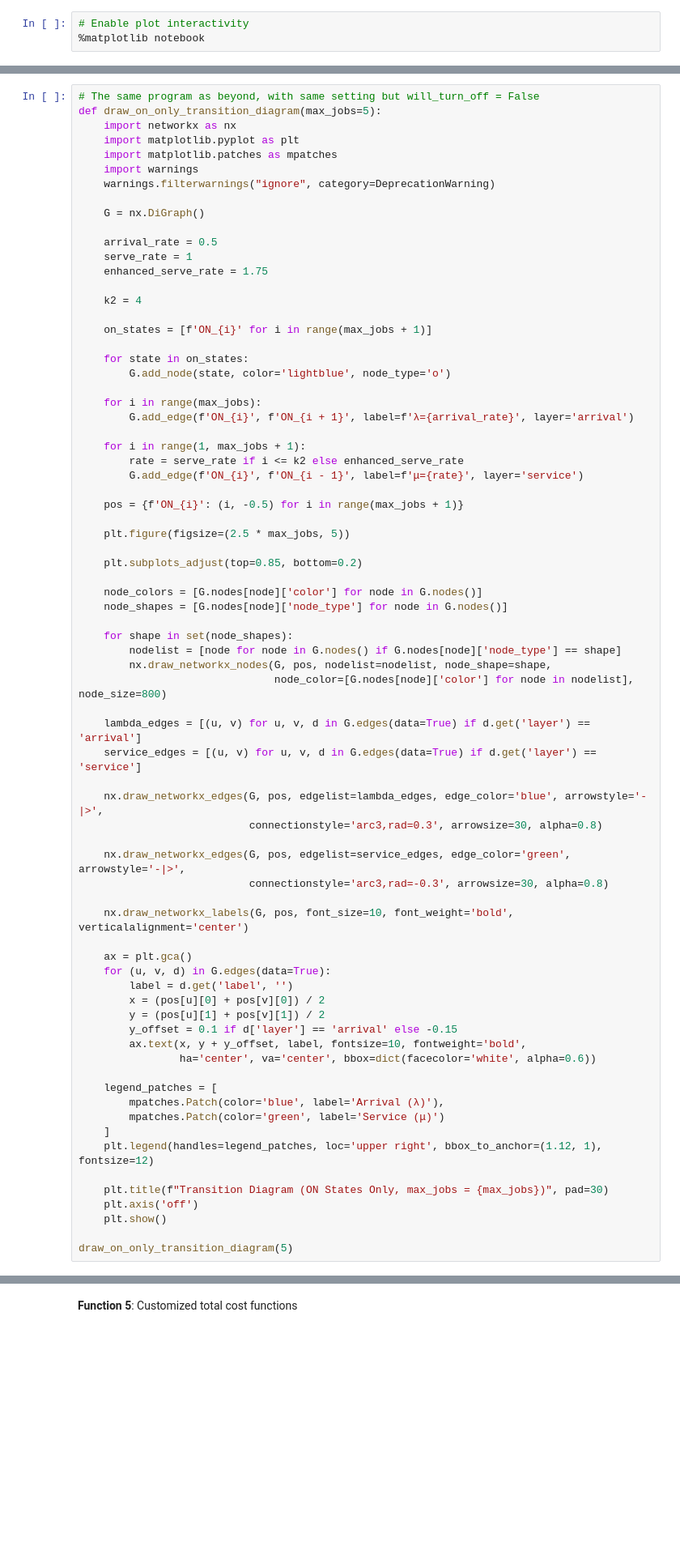
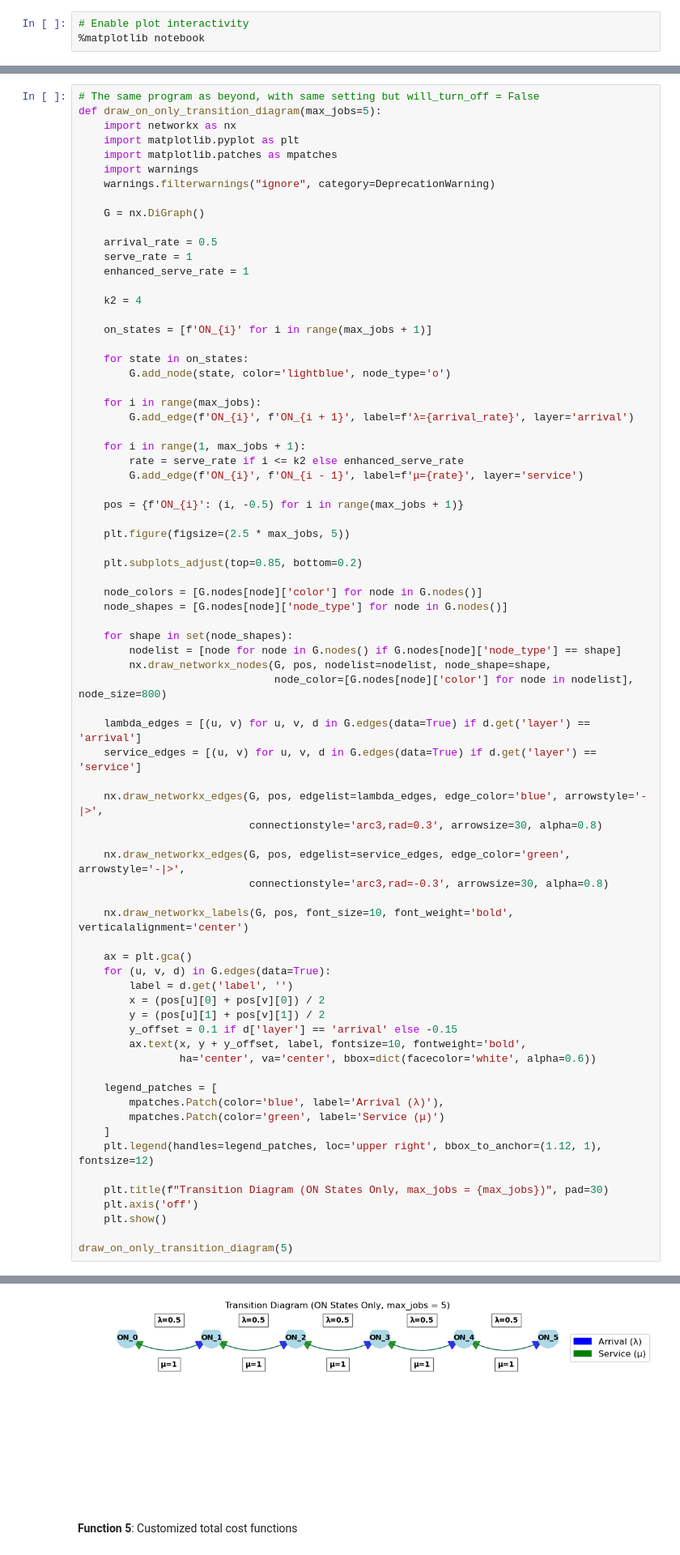
Before and after one commit to daijingz/Research_Projects, a Jupyter notebook: Energy_Systems_Optimal_Parameters_Discoveries/CS_4E03_Energy_System_Research_Project_2.ipynb, the cells around one changed output, grey strips where cells are left out. Shown at 81% size. Drawn from its saved outputs; the diff is of its cells as text; blank space fills up the shorter version.

```diff
--- a/Energy_Systems_Optimal_Parameters_Discoveries/CS_4E03_Energy_System_Research_Project_2.ipynb
+++ b/Energy_Systems_Optimal_Parameters_Discoveries/CS_4E03_Energy_System_Research_Project_2.ipynb
@@ -521,7 +522,7 @@ def draw_on_only_transition_diagram(max_jobs=5):
 
     arrival_rate = 0.5
     serve_rate = 1
-    enhanced_serve_rate = 1.75
+    enhanced_serve_rate = 1
 
     k2 = 4
 
@@ -588,3 +587,4 @@ draw_on_only_transition_diagram(5)
+[figure, added]
 # %% [markdown]
 <p><b><a class="anchor" id="sbs3-5">Function 5</a></b>: Customized total cost functions</p>
 # %%
```
Also changed, not shown: parts of 2 cells of this notebook.
